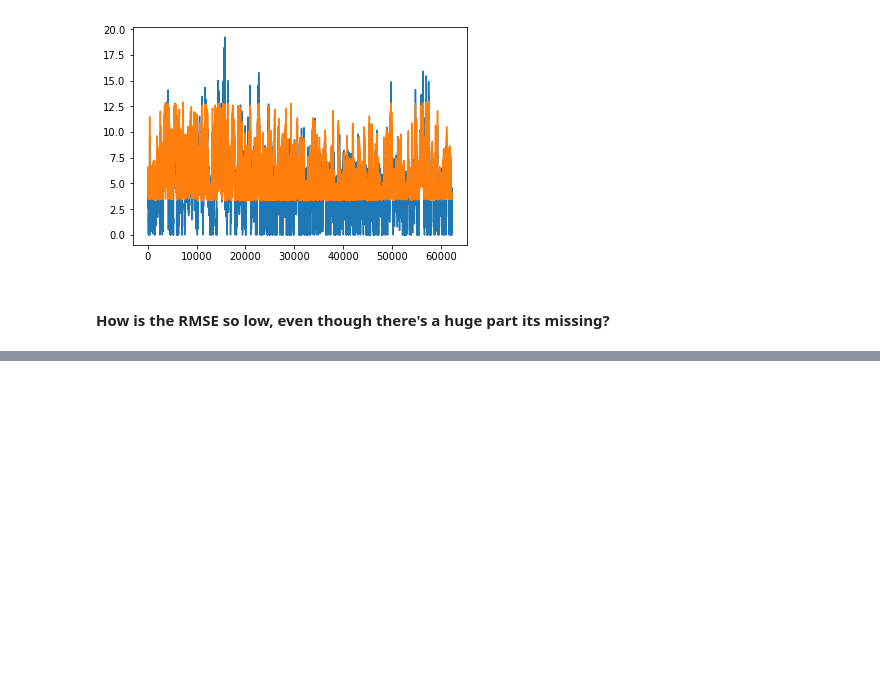
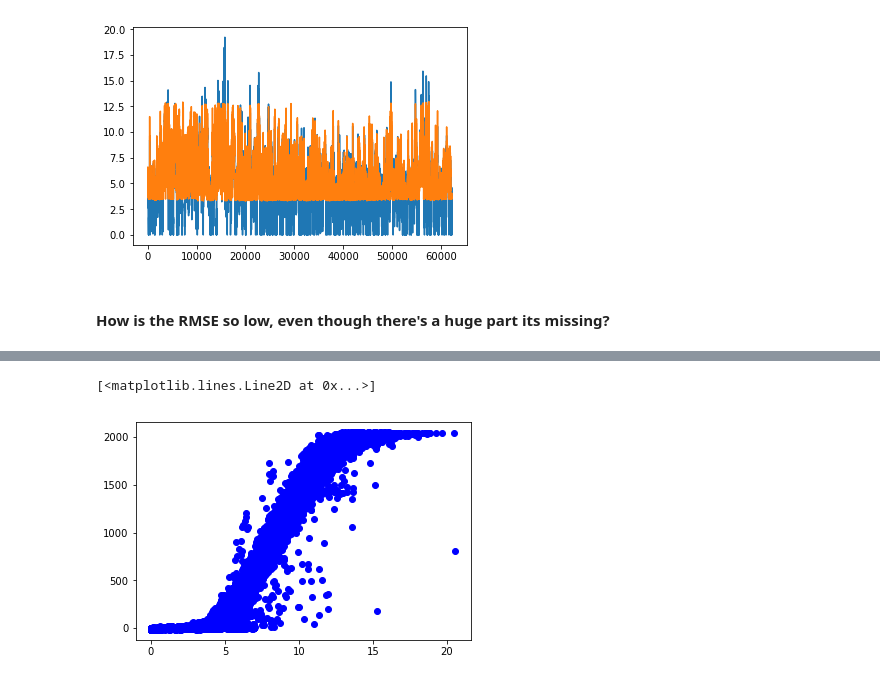
Before and after one commit to jason-hu7/Wind-Farm-Prediction, a Jupyter notebook: complete_code_v1.ipynb, the cells around one changed output, grey strips where cells are left out. Saved outputs shown, nothing was run; the diff lists cells and outputs as text; code cells hidden in the pictures; blank space fills up the shorter version.

```diff
--- a/complete_code_v1.ipynb
+++ b/complete_code_v1.ipynb
@@ -519,0 +556,12 @@ Mean squared error: 1.70
+# %%
+# Removing outliers from power curve for turbine 4
+
+idx1 = (turbine_4_x['P_avg'] <= 0.5)
+idx2 = (turbine_4_x['Ws_avg'] >= 7)
+idx3 = ~(idx1 & idx2)
+
+turbine_4_corrected = turbine_4_x[idx3]
+plt.plot(turbine_4_corrected.Ws_avg, turbine_4_corrected.P_avg,'bo')
+# %% [output]
+[<matplotlib.lines.Line2D at 0x...>]
+[figure, added]
```
Also changed, not shown: parts of 3 cells of this notebook.
